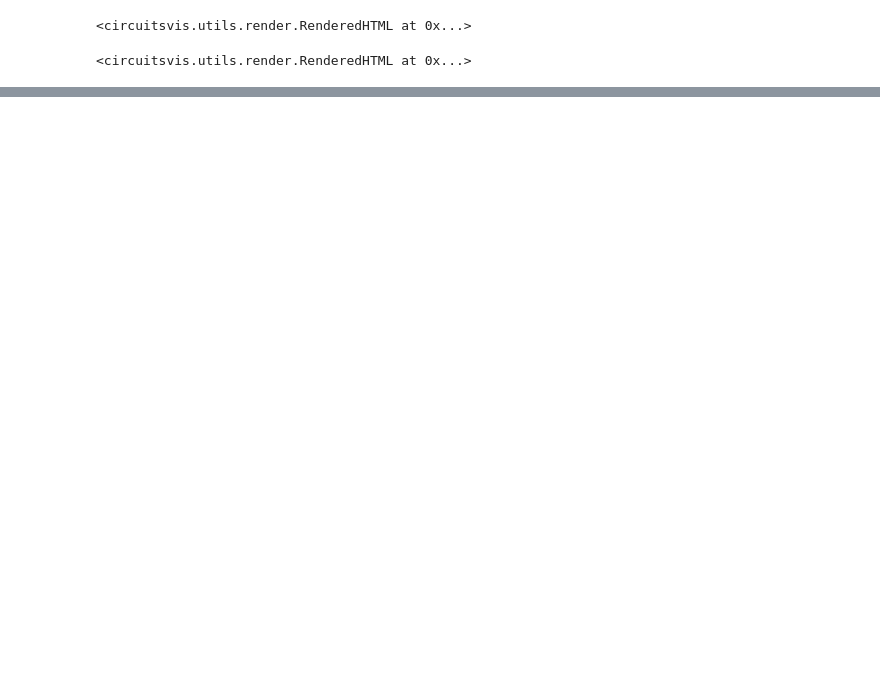
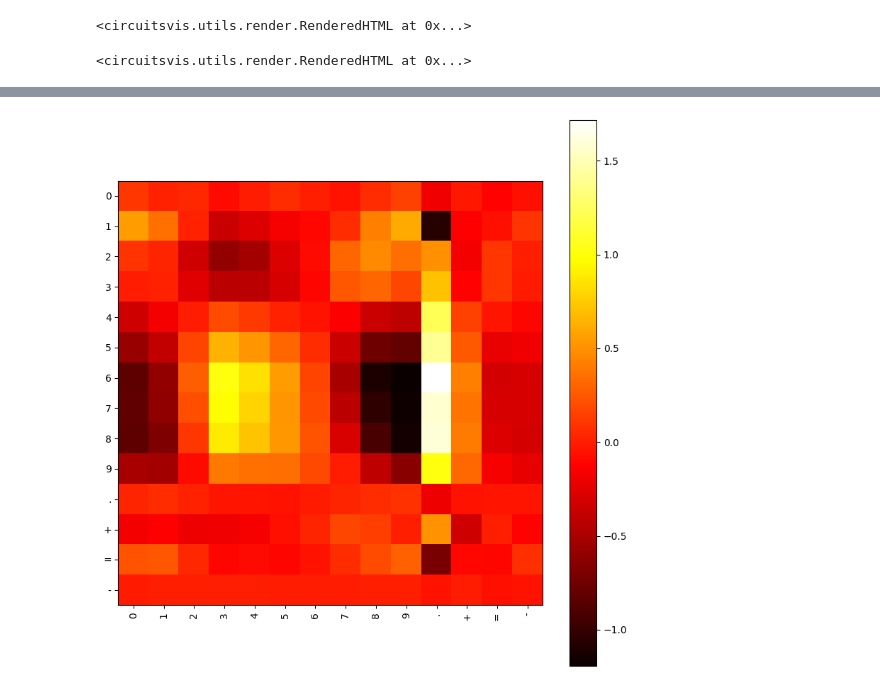
Before and after one commit to mcgrath-k/mats_8.0, a Jupyter notebook: simple.ipynb, the cells around one changed output, grey strips where cells are left out. Cells and saved outputs as stored; diff of their text form; code cells hidden in the pictures; blank space fills up the shorter version.

```diff
--- a/simple.ipynb
+++ b/simple.ipynb
@@ -165,0 +215,38 @@ Layer 1, Head 10: 5, counts={'5': 1, '8': 1}
+# %%
+def plot_ov_heatmap(model, pos=-1):
+    attn = model.blocks[0].attn
+    all_token_embeddings = model.embed(range(len(chars)))
+
+    token_embeddings_at_pos = (
+        all_token_embeddings + model.pos_embed(all_token_embeddings)[:, pos, :]
+        if pos > -1 else all_token_embeddings
+    )
+
+    embeddings_value = einsum(
+        "d_vocab d_model, n_heads d_model d_head -> n_heads d_vocab d_head",
+        token_embeddings_at_pos, attn.W_V
+    )
+
+    embeddings_out = einsum(
+        "n_heads d_vocab d_model1, n_heads d_model1 d_model2 -> n_heads d_vocab d_model2",
+        embeddings_value, attn.W_O
+    )
+
+    ov_circuit_attn_heatmap = model.unembed(embeddings_out).detach().cpu()
+
+    fig, ax = plt.subplots(figsize=(8, 8))
+    graph = ax.imshow(ov_circuit_attn_heatmap[0], cmap="hot", interpolation="nearest")
+    plt.colorbar(graph)
+
+    # Set x and y ticks to display tokens from `chars`
+    ax.set_xticks(np.arange(len(chars)))
+    ax.set_xticklabels(list(chars))
+    ax.set_yticks(np.arange(len(chars)))
+    ax.set_yticklabels(list(chars))
+    plt.xticks(rotation=90)
+
+    plt.tight_layout()
+# %%
+plot_ov_heatmap(model, pos=-1)
+# %% [output]
+[figure, added]
```
Also changed, not shown: parts of 14 cells of this notebook, 4 other files.
